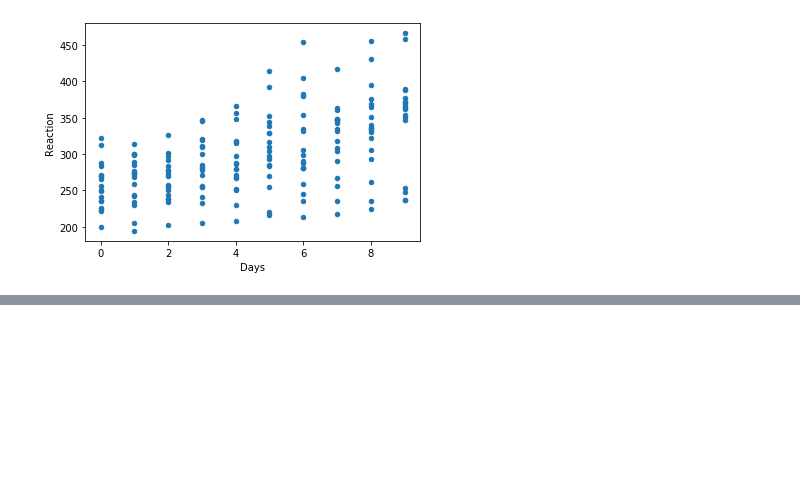
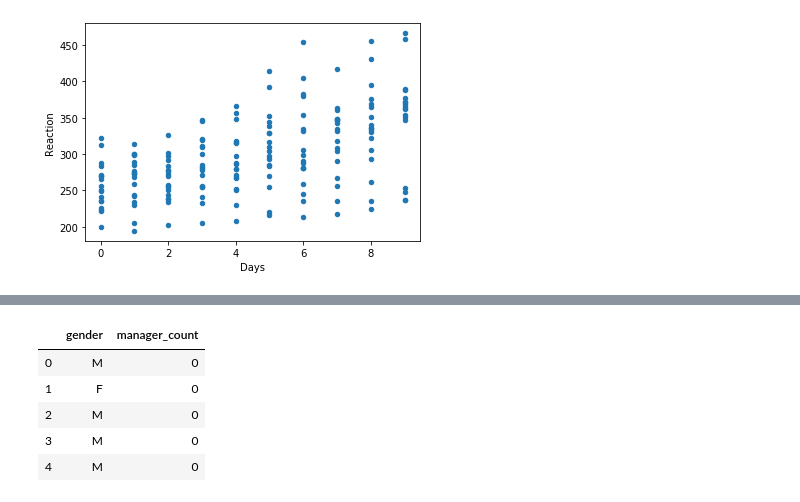
Before and after one commit to chasethompson/statistics_exercises, a Jupyter notebook: hypothesis_testing.ipynb, the cells around one changed output, grey strips where cells are left out. Cells and saved outputs as stored; diff of their text form; code cells hidden in the pictures; blank space fills up the shorter version.

```diff
--- a/hypothesis_testing.ipynb
+++ b/hypothesis_testing.ipynb
@@ -872,0 +1004,2 @@ plt.show()
+# %%
+employees = employees[employees.dept_name.isin(['Marketing', 'Sales'])]
@@ -872,0 +1047,27 @@ plt.show()
+# %%
+query = '''
+SELECT gender, count(dm.emp_no) as manager_count
+FROM employees
+LEFT JOIN dept_manager as dm USING(emp_no)
+GROUP BY emp_no;
+'''
+
+query = '''
+SELECT gender, count(dm.emp_no) as manager_count
+FROM employees
+LEFT JOIN dept_manager as dm USING(emp_no)
+GROUP BY emp_no;
+'''
+
+url = get_db_url(user,host,password, 'employees')
+
+employees = pd.read_sql(query,url)
+
+employees.head()
+# %% [output]
+|  | gender | manager_count |
+| 0 | M | 0 |
+| 1 | F | 0 |
+| 2 | M | 0 |
+| 3 | M | 0 |
+| 4 | M | 0 |
```
Also changed, not shown: parts of 21 cells of this notebook.
